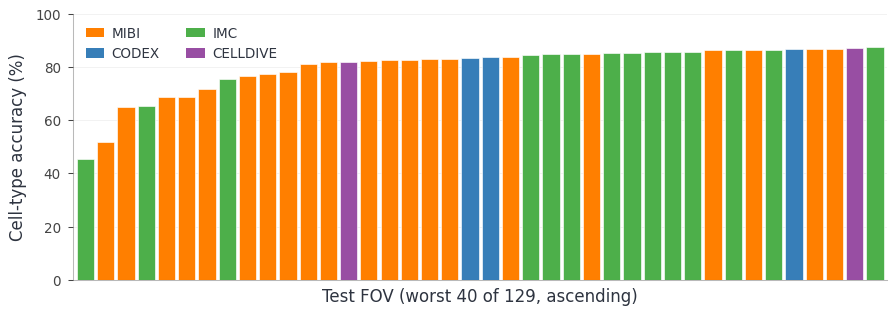
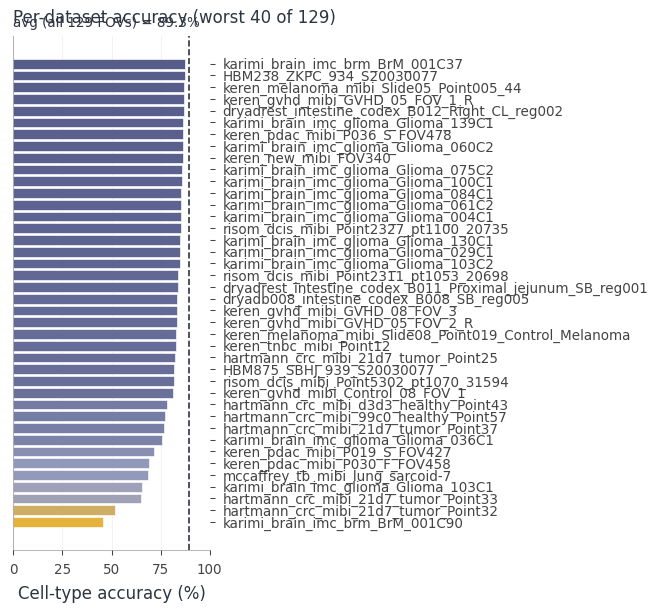
Unified diff of the notebook cell whose output changed from the first chart to the second:
--- before
+++ after
@@ -1,33 +1,35 @@
-# Per-FOV hierarchical cell-type accuracy on the held-out test split. Each of
-# the 129 test FOVs contributes one bar, colored by imaging modality; we show
-# the worst 40, ordered ascending.
-from dct_figures.style import FS_AXIS_LABEL, FS_TICK, style_ax
-from matplotlib.patches import Patch
+# Per-FOV hierarchical cell-type accuracy on the held-out test split: the worst
+# 40 of the test FOVs (horizontal, least-bad at top -> worst at bottom), each
+# bar colored by its accuracy (gold = lowest). The worst-served FOVs tend to be
+# small-panel / unusual-marker acquisitions.
+from dct_figures.style import FS_AXIS_LABEL, FS_TICK, FS_TINY, style_ax
+from matplotlib.colors import LinearSegmentedColormap
 
-MOD_COLORS = {"MIBI": "#ff7f00", "CODEX": "#377eb8", "IMC": "#4daf4a",
-              "CELLDIVE": "#984ea3", "MACSIMA": "#e41a1c", "IBEX": "#a65628",
-              "CYCIF": "#f781bf", "VECTRA": "#999999"}
+fov_acc = pred_df.groupby("fov_name")["correct_hier"].mean()
+n_fov = len(fov_acc)
+worst = fov_acc.sort_values(ascending=False).tail(40)   # 40 lowest; least-bad first
+acc = worst.to_numpy() * 100.0
 
-fov = (pred_df.groupby("fov_name")
-       .agg(acc=("correct_hier", "mean"), modality=("modality", "first")))
-fov = fov.sort_values("acc")
-worst = fov.head(40)
-n_fov = len(fov)
-bar_colors = [MOD_COLORS.get(str(m).upper(), "#999999") for m in worst["modality"]]
+_cmap = LinearSegmentedColormap.from_list("acc", ["#E5B23B", "#9aa0c0", THEME])
+_norm = (acc - acc.min()) / max(acc.max() - acc.min(), 1e-9)
+bar_colors = _cmap(_norm)
 
-fig, ax = plt.subplots(figsize=(7.0, 2.3))
-ax.bar(range(len(worst)), worst["acc"].to_numpy() * 100, color=bar_colors,
-       width=0.85, edgecolor="white", linewidth=0.3)
-ax.set_xlim(-0.6, len(worst) - 0.4)
-ax.set_ylim(0, 100)
-ax.set_ylabel("Cell-type accuracy (%)", fontsize=FS_AXIS_LABEL)
-ax.set_xlabel(f"Test FOV (worst {len(worst)} of {n_fov}, ascending)", fontsize=FS_AXIS_LABEL)
-ax.set_xticks([])
+fig, ax = plt.subplots(figsize=(COL_1_5, 4.2))
+y = range(len(worst))
+ax.barh(y, acc, color=bar_colors, edgecolor="white", linewidth=0.3, height=0.82)
+ax.invert_yaxis()                       # least-bad at top, worst at bottom
+ax.set_yticks(list(y)); ax.set_yticklabels(worst.index, fontsize=FS_TINY)
+ax.yaxis.tick_right()
+ax.set_xlim(0, 100)
+ax.set_xlabel("Cell-type accuracy (%)", fontsize=FS_AXIS_LABEL)
+mean_acc = fov_acc.mean() * 100.0
+ax.axvline(mean_acc, color=PAL["dark"], linestyle="--", linewidth=0.8, zorder=4)
+ax.text(0.0, 1.01, f"avg (all {n_fov} FOVs) = {mean_acc:.1f}%", transform=ax.transAxes,
+        ha="left", va="bottom", fontsize=FS_TICK, color=PAL["dark"])
+ax.set_title(f"Per-dataset accuracy (worst 40 of {n_fov})", fontsize=FS_AXIS_LABEL, loc="left")
 ax.tick_params(labelsize=FS_TICK)
-present = [m for m in MOD_COLORS if m in set(str(x).upper() for x in worst["modality"])]
-ax.legend(handles=[Patch(facecolor=MOD_COLORS[m], label=m) for m in present],
-          fontsize=FS_TICK, frameon=False, ncol=2, loc="upper left")
-style_ax(ax)
-print(f"per-FOV accuracy: worst {worst['acc'].iloc[0]*100:.1f}% .. "
-      f"median {fov['acc'].median()*100:.1f}% .. best {fov['acc'].iloc[-1]*100:.1f}% (n={n_fov})")
+style_ax(ax, grid_axis="x")
+fig.tight_layout()
 plt.show()
+print(f"per-FOV accuracy: worst {acc.min():.1f}% .. median {fov_acc.median()*100:.1f}% "
+      f".. best {fov_acc.max()*100:.1f}% (n={n_fov})")

Commit: fix(classification): match paper Supp 6a — horizontal bars colored by accuracy